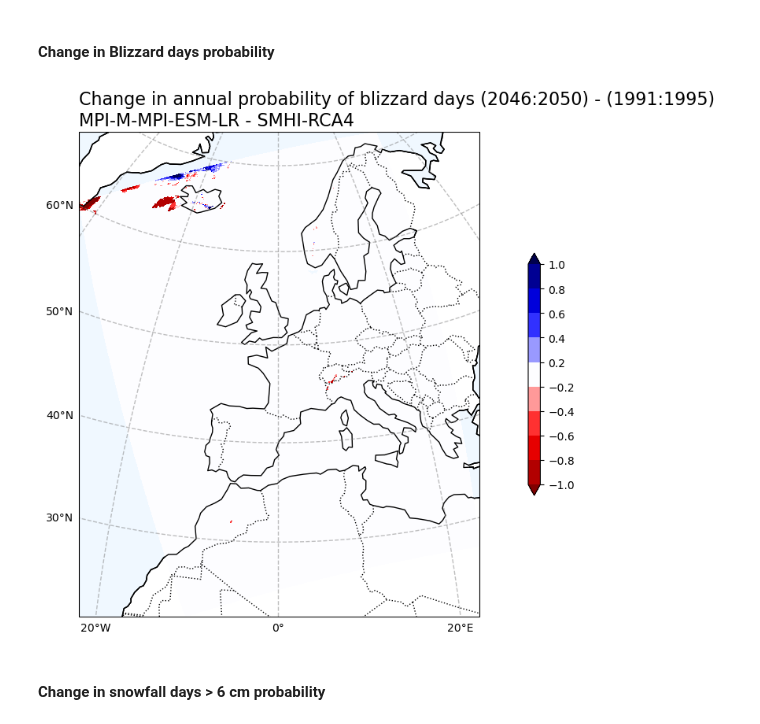
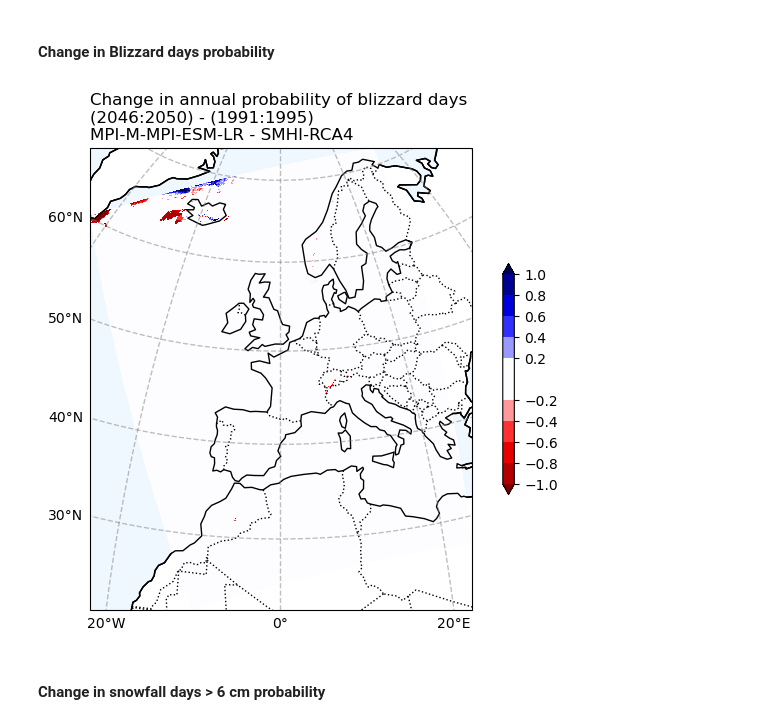
Before and after one commit to CLIMAAX/SNOW, a Jupyter notebook: 01_Heavy_snowfall_and_blizzards/Risk_assessment_SNOW_BLIZZARDS.ipynb, the cells around one changed output. Drawn from its saved outputs; the diff is of its cells as text; code cells hidden in the pictures.

Commit message:
Split plot_map_CORDEX plotter and enforce symmetric color scale with neutral color in the middle

```diff
--- a/01_Heavy_snowfall_and_blizzards/Risk_assessment_SNOW_BLIZZARDS.ipynb
+++ b/01_Heavy_snowfall_and_blizzards/Risk_assessment_SNOW_BLIZZARDS.ipynb
@@ -151,25 +151,25 @@ SMHI-RCA4
 Load CORDEX historical data
 # %%
 BdayCount_anaProb_mean_path = os.path.join(data_dir,f'BdayCount_AnaProb_mean_{cordex_suffix_hist}.nc')
-BdayCount_anaProb_mean_hist = xr.open_dataset(BdayCount_anaProb_mean_path, decode_coords='all')
+BdayCount_anaProb_mean_hist = xr.open_dataarray(BdayCount_anaProb_mean_path, decode_coords='all')
 
 snow6Prob_annual_mean_path = os.path.join(data_dir,f'Snow6Prob_annual_mean_{cordex_suffix_hist}.nc')
-snow6Prob_annual_mean_hist = xr.open_dataset(snow6Prob_annual_mean_path, decode_coords='all')
+snow6Prob_annual_mean_hist = xr.open_dataarray(snow6Prob_annual_mean_path, decode_coords='all')
 
 snow25Prob_annual_mean_path = os.path.join(data_dir,f'Snow25Prob_annual_mean_{cordex_suffix_hist}.nc')
-snow25Prob_annual_mean_hist = xr.open_dataset(snow25Prob_annual_mean_path, decode_coords='all')
+snow25Prob_annual_mean_hist = xr.open_dataarray(snow25Prob_annual_mean_path, decode_coords='all')
 # %% [markdown]
 Load CORDEX future data
 # %%
 # CORDEX Future
 BdayCount_anaProb_mean_path = os.path.join(data_dir,f'BdayCount_AnaProb_mean_{cordex_suffix_fur}.nc')
-BdayCount_anaProb_mean_fur = xr.open_dataset(BdayCount_anaProb_mean_path, decode_coords='all')
+BdayCount_anaProb_mean_fur = xr.open_dataarray(BdayCount_anaProb_mean_path, decode_coords='all')
 
 snow6Prob_annual_mean_path = os.path.join(data_dir,f'Snow6Prob_annual_mean_{cordex_suffix_fur}.nc')
-snow6Prob_annual_mean_fur = xr.open_dataset(snow6Prob_annual_mean_path, decode_coords='all')
+snow6Prob_annual_mean_fur = xr.open_dataarray(snow6Prob_annual_mean_path, decode_coords='all')
 
 snow25Prob_annual_mean_path = os.path.join(data_dir,f'Snow25Prob_annual_mean_{cordex_suffix_fur}.nc')
-snow25Prob_annual_mean_fur = xr.open_dataset(snow25Prob_annual_mean_path, decode_coords='all')
+snow25Prob_annual_mean_fur = xr.open_dataarray(snow25Prob_annual_mean_path, decode_coords='all')
 # %% [markdown]
 ### ERA5
 # %%
@@ -302,18 +308,16 @@ snow25Prob_annual_mean_change = change(snow25Prob_annual_mean_hist, snow25Prob_a
 # %% [markdown]
 #### Change in Blizzard days probability
-# %%
-# Plot change in Annual probability of blizzard days
-var1 = BdayCount_anaProb_mean_change.blizzard_days
-V1_p_levels = [-1, -0.8, -0.6, -0.4, -0.2, 0.2, 0.4, 0.6, 0.8, 1]
-V1_cmap = 'seismic_r'
-
-Tit1 = f'Change in annual probability of blizzard days ({RCP_start_year}:{RCP_end_year}) - ({Hist_start_year}:{Hist_end_year}) \n{gcm_model_Name} - {rcm_model_Name}'
-# Add title
-V1_cb_tit = ' '
-fileout = os.path.join(plot_dir, f'Chan_Ann_prob_blizzard_days_CORDEX_{gcm_model_Name}_{rcm_model_Name}_{RCP_experiment_in1}_{ensemble_member_in}_{RCP_start_year}_{RCP_end_year}.png')
-
-plot_map_CORDEX(var1, V1_p_levels, V1_cmap, Tit1, V1_cb_tit,fileout)
-# %% [output]
-[figure, removed]
+# %%
+fig, ax = make_map(
+    'Change in annual probability of blizzard days\n'
+    f'({RCP_start_year}:{RCP_end_year}) - ({Hist_start_year}:{Hist_end_year})\n'
+    f'{gcm_model_Name} - {rcm_model_Name}'
+)
+
+plot_change(ax, BdayCount_anaProb_mean_change, max_level=1.)
+
+fig.savefig(os.path.join(plot_dir, f'Chan_Ann_prob_blizzard_days_CORDEX_{cordex_suffix_fur}.png'))
+# %% [output]
+[figure, added]
 # %% [markdown]
 #### Change in snowfall days > 6 cm probability
```
Also changed, not shown: parts of 7 cells of this notebook.
